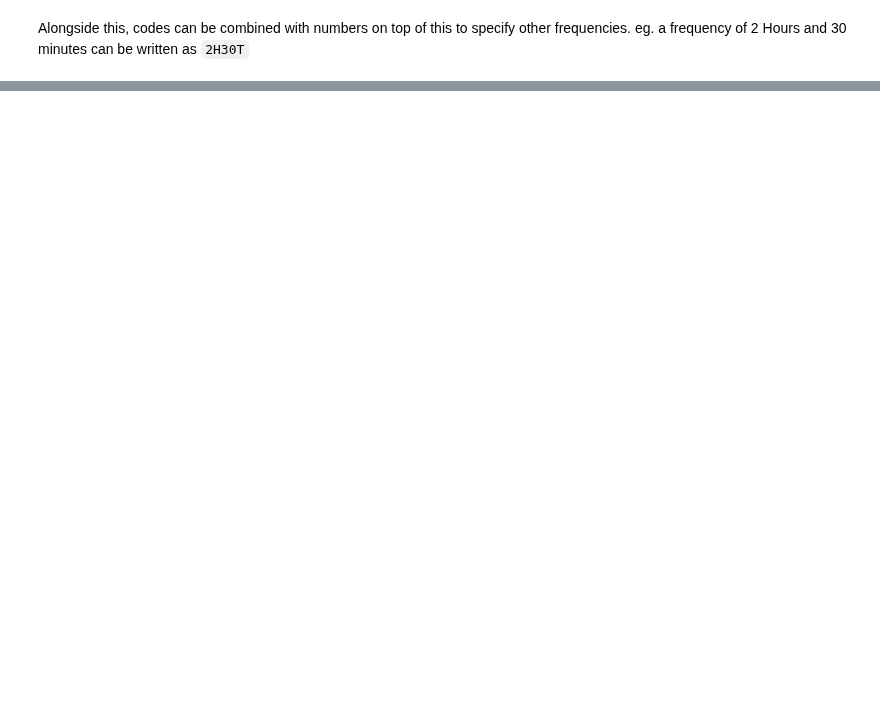
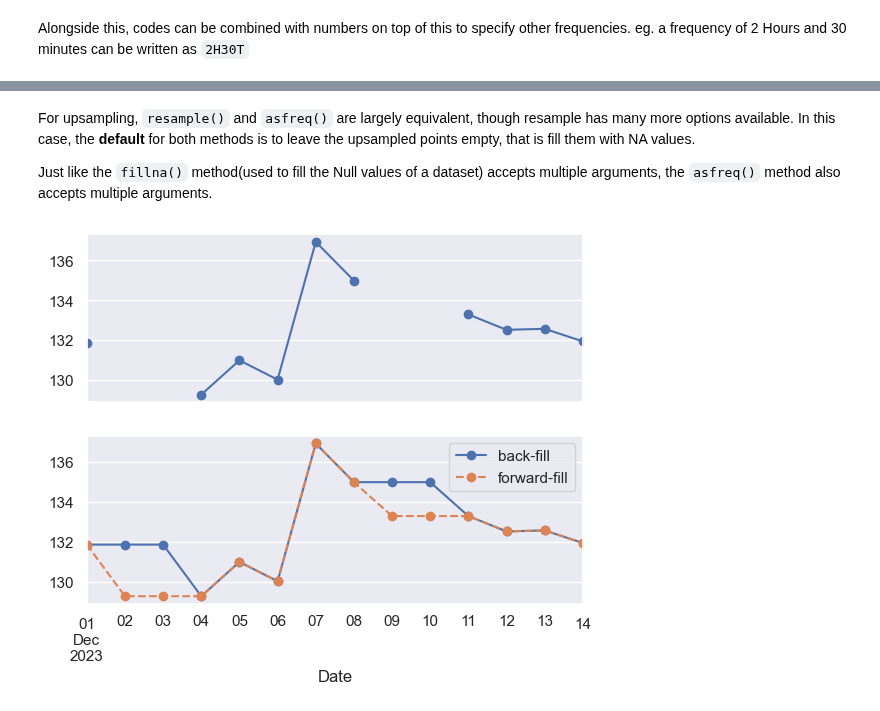
Before and after one commit to denis-james/Self-Learning, a Jupyter notebook: Pandas/11. Working with Time Series Data.ipynb, the cells around one changed output, grey strips where cells are left out. Drawn from its saved outputs; the diff is of its cells as text; code cells hidden in the pictures; blank space fills up the shorter version.

```diff
--- a/Pandas/11. Working with Time Series Data.ipynb
+++ b/Pandas/11. Working with Time Series Data.ipynb
@@ -199,0 +267,14 @@ TimedeltaIndex(['0 days 00:00:00', '0 days 02:30:00', '0 days 05:00:00',
+# %% [markdown]
+For upsampling, `resample()` and `asfreq()` are largely equivalent, though resample has many more options available. In this case, the **default** for both methods is to leave the upsampled points empty, that is fill them with NA values.
+
+Just like the `fillna()` method(used to fill the Null values of a dataset) accepts multiple arguments, the `asfreq()` method also accepts multiple arguments.
+# %%
+fig, ax = plt.subplots(2, sharex=True)
+data = goog.iloc[10:20]
+
+data.asfreq('D').plot(ax=ax[0], marker='o')
+data.asfreq('D', method='bfill').plot(ax=ax[1], style='-o')
+data.asfreq('D', method='ffill').plot(ax=ax[1], style='--o')
+ax[1].legend(["back-fill", "forward-fill"]);
+# %% [output]
+[figure, added]
```
Also changed, not shown: parts of 19 cells of this notebook.
